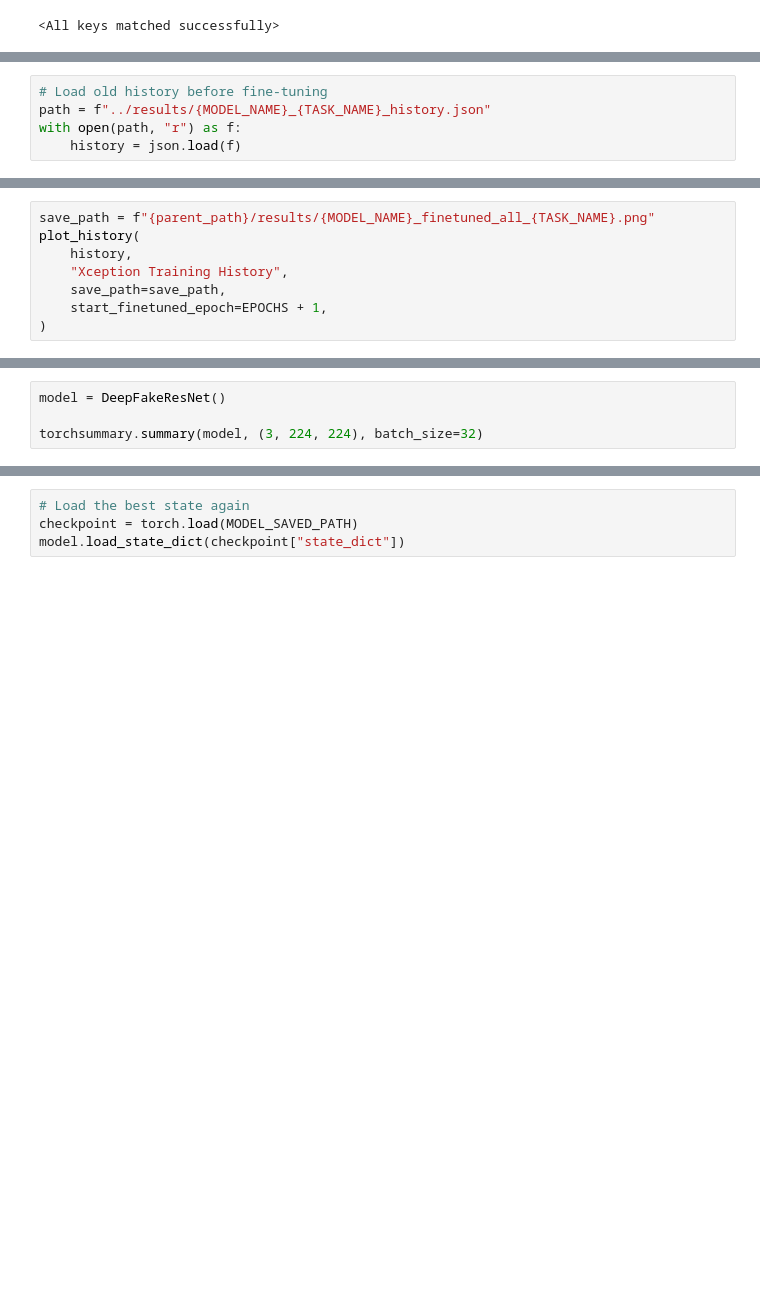
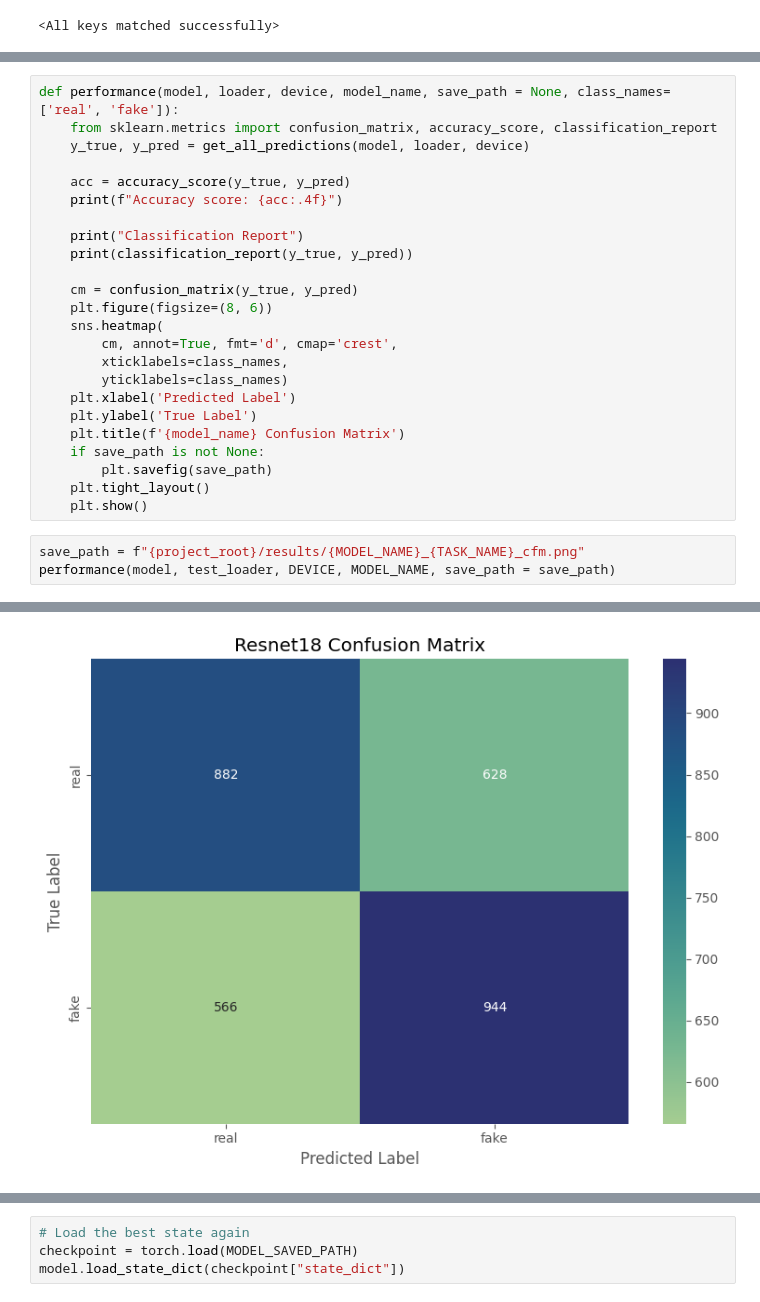
Before and after one commit to DangCongKhai/deep_fake_detection, a Jupyter notebook: notebooks/resnet18_image_classification.ipynb, the cells around one changed output, grey strips where cells are left out. Saved outputs shown, nothing was run; the diff lists cells and outputs as text; blank space fills up the shorter version.

Commit message:
refactor: cleanup old results

```diff
--- a/notebooks/resnet18_image_classification.ipynb
+++ b/notebooks/resnet18_image_classification.ipynb
@@ -737,5 +212,0 @@ History saved to /Users/mac/Desktop/Code/Personal_Project/VNUK/deep_fake_detecti
-# %%
-# Load old history before fine-tuning
-path = f"../results/{MODEL_NAME}_{TASK_NAME}_history.json"
-with open(path, "r") as f:
-    history = json.load(f)
@@ -846,8 +212,0 @@ Checkpoint saved: /Users/mac/Desktop/Code/Personal_Project/VNUK/deep_fake_detect
-# %%
-save_path = f"{parent_path}/results/{MODEL_NAME}_finetuned_all_{TASK_NAME}.png"
-plot_history(
-    history,
-    "Xception Training History",
-    save_path=save_path,
-    start_finetuned_epoch=EPOCHS + 1,
-)
@@ -921,4 +212,0 @@ MODEL_NAME = "Resnet18"
-# %%
-model = DeepFakeResNet()
-
-torchsummary.summary(model, (3, 224, 224), batch_size=32)
@@ -1029,0 +213,28 @@ Checkpoint saved: /Users/mac/Desktop/Code/Personal_Project/VNUK/deep_fake_detect
+# %%
+def performance(model, loader, device, model_name, save_path = None, class_names=['real', 'fake']):
+    from sklearn.metrics import confusion_matrix, accuracy_score, classification_report
+    y_true, y_pred = get_all_predictions(model, loader, device)
+
+    acc = accuracy_score(y_true, y_pred)
+    print(f"Accuracy score: {acc:.4f}")
+
+    print("Classification Report")
+    print(classification_report(y_true, y_pred))
+
+    cm = confusion_matrix(y_true, y_pred)
+    plt.figure(figsize=(8, 6))
+    sns.heatmap(
+        cm, annot=True, fmt='d', cmap='crest',
+        xticklabels=class_names,
+        yticklabels=class_names)
+    plt.xlabel('Predicted Label')
+    plt.ylabel('True Label')
+    plt.title(f'{model_name} Confusion Matrix')
+    if save_path is not None:
+        plt.savefig(save_path)
+    plt.tight_layout()
+    plt.show()
+# %%
+save_path = f"{project_root}/results/{MODEL_NAME}_{TASK_NAME}_cfm.png"
+performance(model, test_loader, DEVICE, MODEL_NAME, save_path = save_path)
+# %% [output]
@@ -1029,0 +251 @@ Checkpoint saved: /Users/mac/Desktop/Code/Personal_Project/VNUK/deep_fake_detect
+[figure, added]
```
Also changed, not shown: parts of 106 cells of this notebook, 18 other files.
